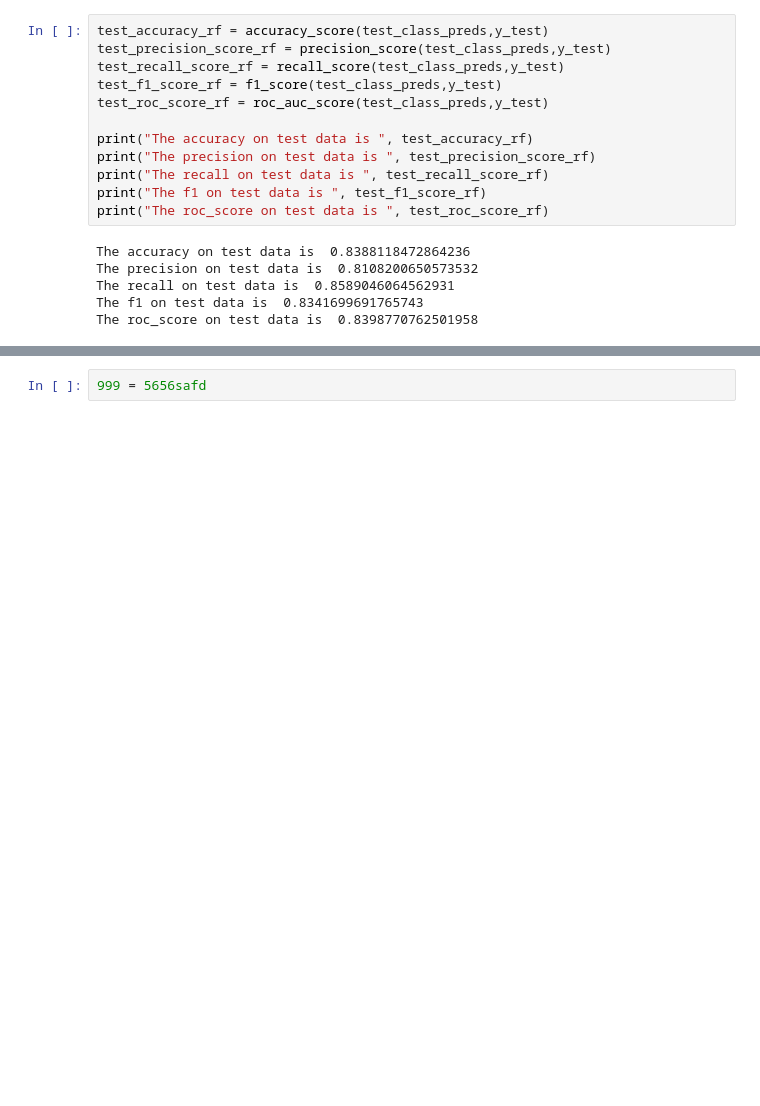
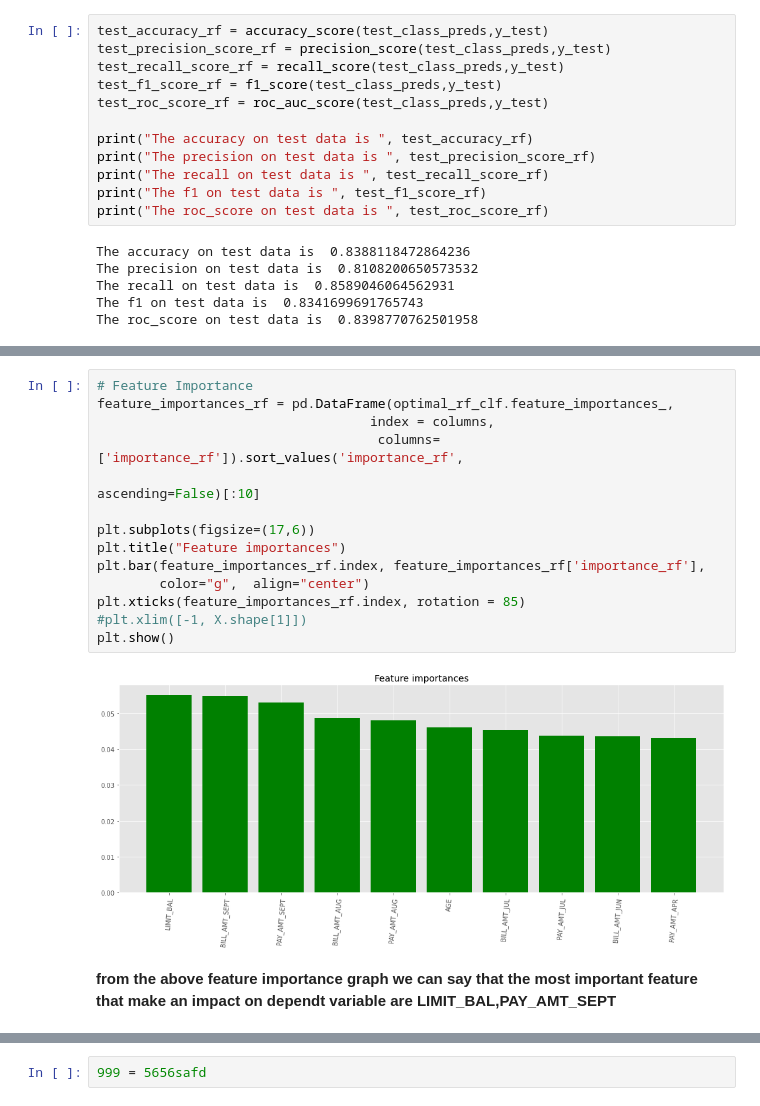
Before and after one commit to harshithgowdakc/Credit-Card-Default-Prediction, a Jupyter notebook: Credit_Card_Default_Prediction.ipynb, the cells around one changed output, grey strips where cells are left out. Saved outputs shown, nothing was run; the diff lists cells and outputs as text; blank space fills up the shorter version.

Commit message:
Data_Modeling_3

```diff
--- a/Credit_Card_Default_Prediction.ipynb
+++ b/Credit_Card_Default_Prediction.ipynb
@@ -1277,0 +1338,18 @@ The roc_score on test data is  0.8398770762501958
+# %%
+# Feature Importance
+feature_importances_rf = pd.DataFrame(optimal_rf_clf.feature_importances_,
+                                   index = columns,
+                                    columns=['importance_rf']).sort_values('importance_rf',
+                                                                        ascending=False)[:10]
+
+plt.subplots(figsize=(17,6))
+plt.title("Feature importances")
+plt.bar(feature_importances_rf.index, feature_importances_rf['importance_rf'],
+        color="g",  align="center")
+plt.xticks(feature_importances_rf.index, rotation = 85)
+#plt.xlim([-1, X.shape[1]])
+plt.show()
+# %% [output]
+[figure, added]
+# %% [markdown]
+**from the above feature importance graph we can say that the most important feature that make an impact on dependt variable are LIMIT_BAL,PAY_AMT_SEPT**
```
Also changed, not shown: parts of 11 cells of this notebook.
